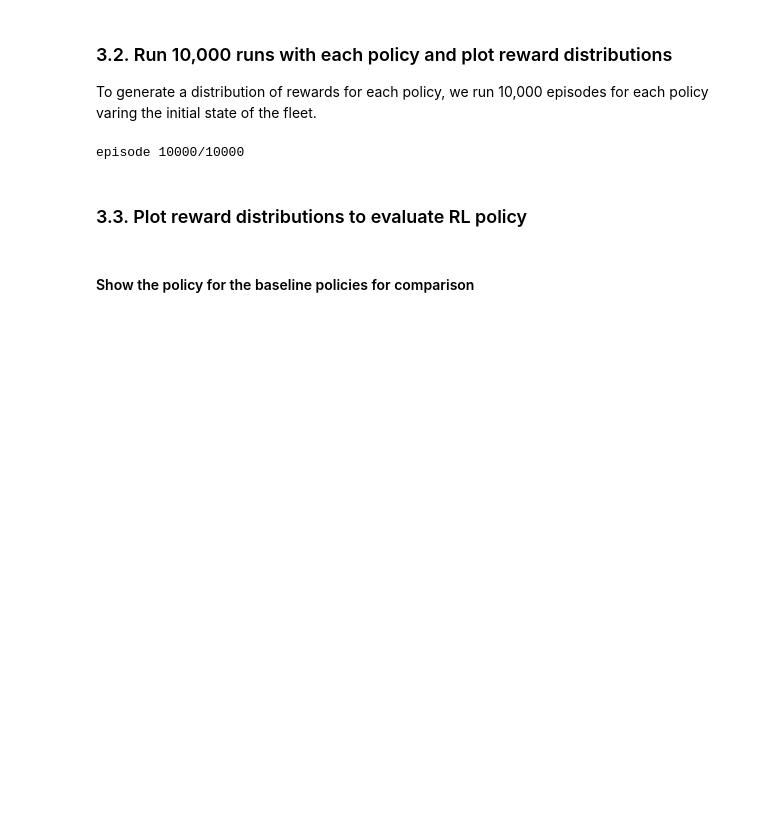
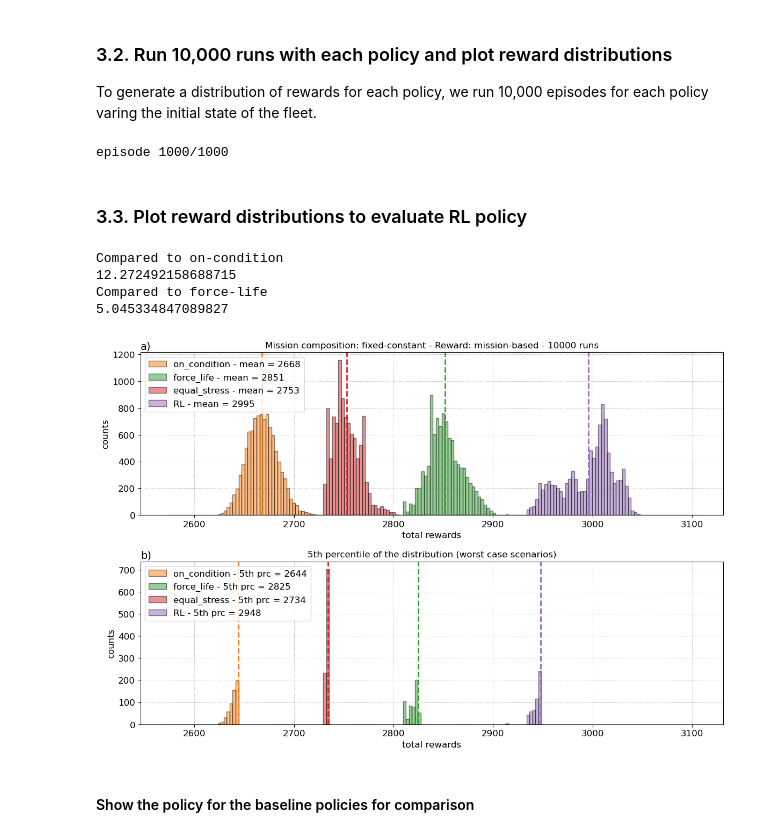
Before and after one commit to UNSW-MCM/RLfleet, a Jupyter notebook: fleet_optimisation_Qtable_3aircraft.ipynb, the cells around one changed output. Drawn from its saved outputs; the diff is of its cells as text; code cells hidden in the pictures; blank space fills up the shorter version.

```diff
--- a/fleet_optimisation_Qtable_3aircraft.ipynb
+++ b/fleet_optimisation_Qtable_3aircraft.ipynb
@@ -493,21 +508,21 @@ reward_all = {'random':reward_random,
               'force_life':reward_force_life,
               'equal_stress':reward_equal_stress,
               'RL':reward_RL}
-with open(os.path.join(fp_init,'rewards_distributions_run2.pkl'),'wb') as f:
+with open(os.path.join(fp_init,'rewards_distributions.pkl'),'wb') as f:
     pickle.dump(reward_all,f)
 completion_all = {'random':completion_random,
                   'on_condition':completion_on_condition,
                   'force_life':completion_force_life,
                   'equal_stress':completion_equal_stress,
                   'RL':completion_RL}
-with open(os.path.join(fp_init,'completionrate_distributions_run2.pkl'),'wb') as f:
+with open(os.path.join(fp_init,'completionrate_distributions.pkl'),'wb') as f:
     pickle.dump(completion_all,f)
 # %% [output]
-episode 10000/10000
+episode 1000/1000
 # %% [markdown]
 ### 3.3. Plot reward distributions to evaluate RL policy
 # %%
-with open(os.path.join(fp_init,'rewards_distributions_run2.pkl'),'rb') as f:
+with open(os.path.join(fp_init,'rewards_distributions.pkl'),'rb') as f:
     reward_all = pickle.load(f)
 
 binwidth = 3
@@ -523,34 +538,40 @@ for i,key in enumerate(reward_all.keys()):
     ax.hist(rewards,bins=bins,fc='C%d'%i,ec='k',label='%s - mean = %d'%(key,np.mean(rewards)),alpha=0.5)
     ax.axvline(np.mean(rewards),ls='--',lw=2,c='C%d'%i)
 ax.legend(loc='upper left');
 ax.set(title='Mission composition: %s - Reward: %s - %d runs'%(params['mission_composition'],params['reward_scheme'],len(rewards)),
        xlabel='total rewards',ylabel='counts');
 ax.text(0,1.07,'a)',ha='left',va='top',transform=ax.transAxes,)
 # fig.savefig(os.path.join(fp,'policy_comparison_%d.jpg'%idx_model),dpi=200)
 ax.xaxis.set_tick_params(which='both', labelbottom=True)
 
 # plot 5th percentile
 ax = axs[1]
 ax.grid(which='major',ls=':',c='0.5',lw=0.5)
 # plot each distribution
 for i,key in enumerate(reward_all.keys()):
     if key == 'random': continue
     rewards = np.sum(reward_all[key][:len(reward_all['RL'])],axis=1)
     prc = np.percentile(rewards,5)
     rewards_prc = rewards[rewards <= prc]
     bins = np.arange(np.min(rewards_prc)-50,np.max(rewards_prc)+50+binwidth,binwidth)-binwidth/2
     ax.hist(rewards_prc,bins=bins,fc='C%d'%i,ec='k',label='%s - 5th prc = %d'%(key,prc),alpha=0.5)
     ax.axvline(prc,ls='--',lw=2,c='C%d'%i)
 ax.legend(loc='upper left');
 ax.set(title='5th percentile of the distribution (worst case scenarios)',
        xlabel='total rewards',ylabel='counts');
 ax.text(0,1.07,'b)',ha='left',va='top',transform=ax.transAxes,)
-fig.savefig(os.path.join(fp_init,'policy_comparison_all_run2.jpg'),dpi=200)
+fig.savefig(os.path.join(fp_init,'policy_comparison_all.jpg'),dpi=200)
 
 print('Compared to on-condition')
 print(100*(np.mean(np.sum(reward_all['RL'],axis=1))-np.mean(np.sum(reward_all['on_condition'],axis=1)))/np.mean(np.sum(reward_all['on_condition'],axis=1)))
 print('Compared to force-life')
 print(100*(np.mean(np.sum(reward_all['RL'],axis=1))-np.mean(np.sum(reward_all['force_life'],axis=1)))/np.mean(np.sum(reward_all['force_life'],axis=1)))
+# %% [output]
+Compared to on-condition
+12.272492158688715
+Compared to force-life
+5.045334847089827
+[figure, added]
 # %% [markdown]
 #### Show the policy for the baseline policies for comparison
 # %%
```
Also changed, not shown: parts of 3 cells of this notebook.
